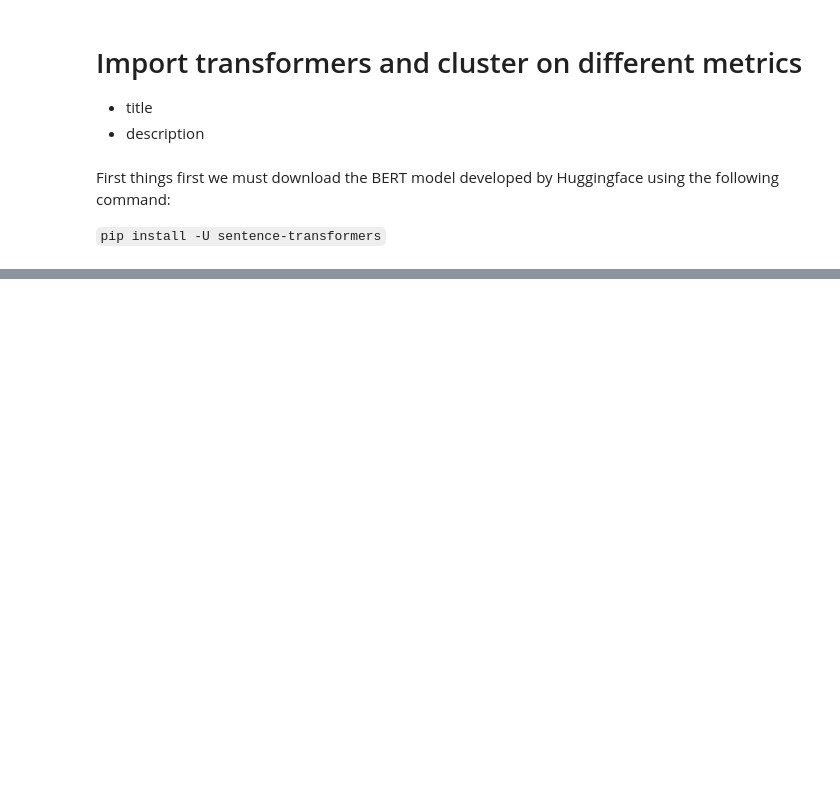
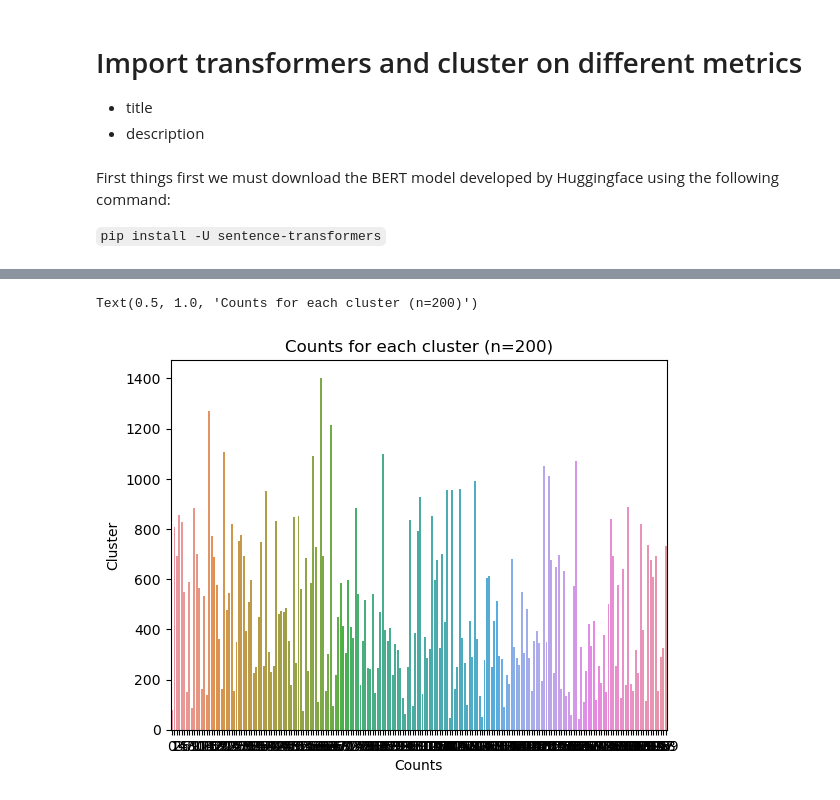
Before and after one commit to epfl-ada/ada-2022-project-chromegoldfish, a Jupyter notebook: simon/data-explore.ipynb, the cells around one changed output, grey strips where cells are left out. Saved outputs shown, nothing was run; the diff lists cells and outputs as text; code cells hidden in the pictures; blank space fills up the shorter version.

Commit message:
clustering added

```diff
--- a/simon/data-explore.ipynb
+++ b/simon/data-explore.ipynb
@@ -555,0 +580,3 @@ CHRISTMAS 2014 AT HOLY MARY SCHOOL FEROZGUDA 11 DANCE BY CLASS VIII: Cultural pr
+# %%
+# transform our sentences into numerical vectors
+model = Word2Vec(sentences=tokenized_docs, vector_size=100, workers=1, seed=SEED)
@@ -555,0 +597,25 @@ CHRISTMAS 2014 AT HOLY MARY SCHOOL FEROZGUDA 11 DANCE BY CLASS VIII: Cultural pr
+# %%
+# Generate vectors for list of documents using a Word Embedding
+
+def vectorize(list_of_docs, model):
+    features = []
+
+    for tokens in list_of_docs:
+        zero_vector = np.zeros(model.vector_size)
+        vectors = []
+        for token in tokens:
+            if token in model.wv:
+                try:
+                    vectors.append(model.wv[token])
+                except KeyError:
+                    continue
+        if vectors:
+            vectors = np.asarray(vectors)
+            avg_vec = vectors.mean(axis=0)
+            features.append(avg_vec)
+        else:
+            features.append(zero_vector)
+    return features
+
+vectorized_docs = vectorize(tokenized_docs, model=model)
+len(vectorized_docs), len(vectorized_docs[0])
@@ -555,0 +661,12 @@ CHRISTMAS 2014 AT HOLY MARY SCHOOL FEROZGUDA 11 DANCE BY CLASS VIII: Cultural pr
+# %%
+clustering, cluster_labels = mbkmeans_clusters(
+	X=vectorized_docs,
+    k=200,
+    mb=500,
+    print_silhouette_values=True,
+)
+df_clusters = pd.DataFrame({
+    "text": docs,
+    "tokens": [" ".join(text) for text in tokenized_docs],
+    "cluster": cluster_labels
+})
@@ -555,0 +759,8 @@ CHRISTMAS 2014 AT HOLY MARY SCHOOL FEROZGUDA 11 DANCE BY CLASS VIII: Cultural pr
+# %%
+ax = sns.countplot(x="cluster", data=df_clusters)
+ax.set_xlabel("Counts")
+ax.set_ylabel("Cluster")
+ax.set_title("Counts for each cluster (n=200)")
+# %% [output]
+Text(0.5, 1.0, 'Counts for each cluster (n=200)')
+[figure, added]
```
Also changed, not shown: parts of 20 cells of this notebook.
